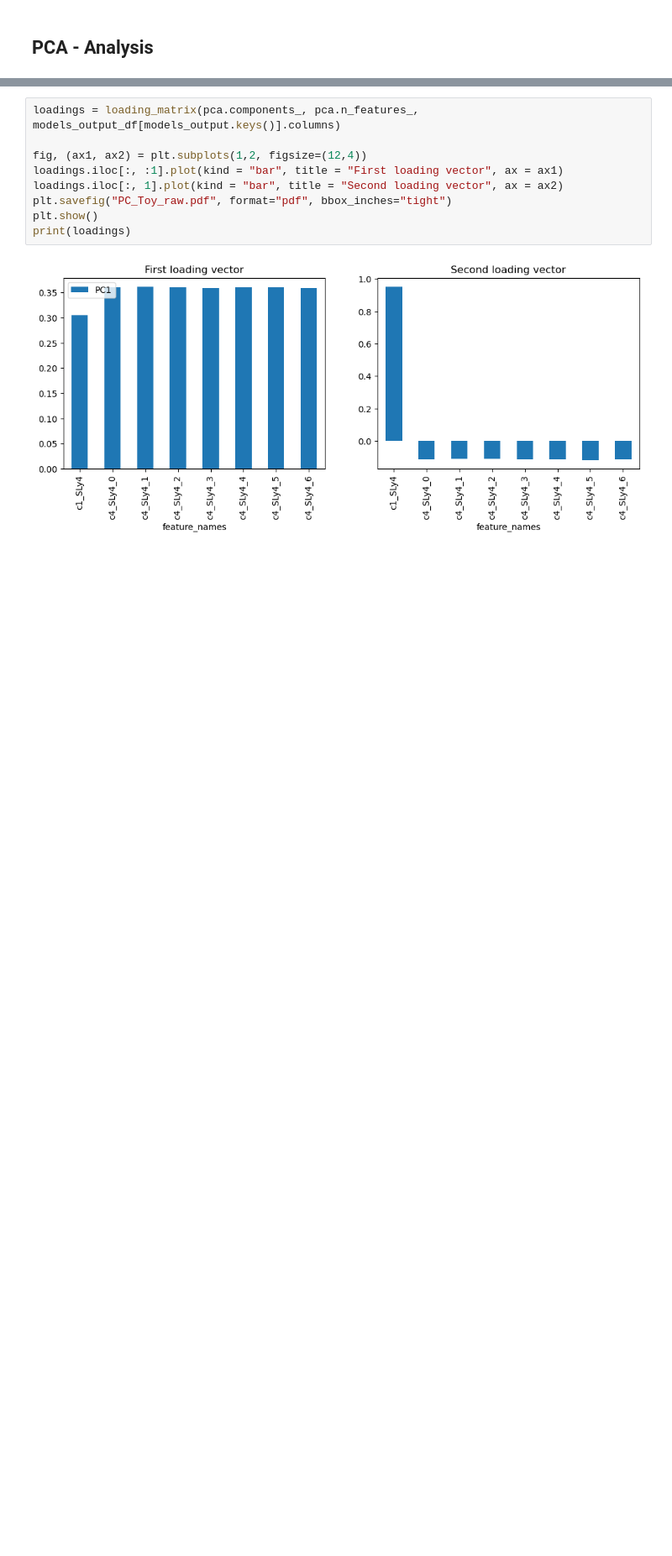
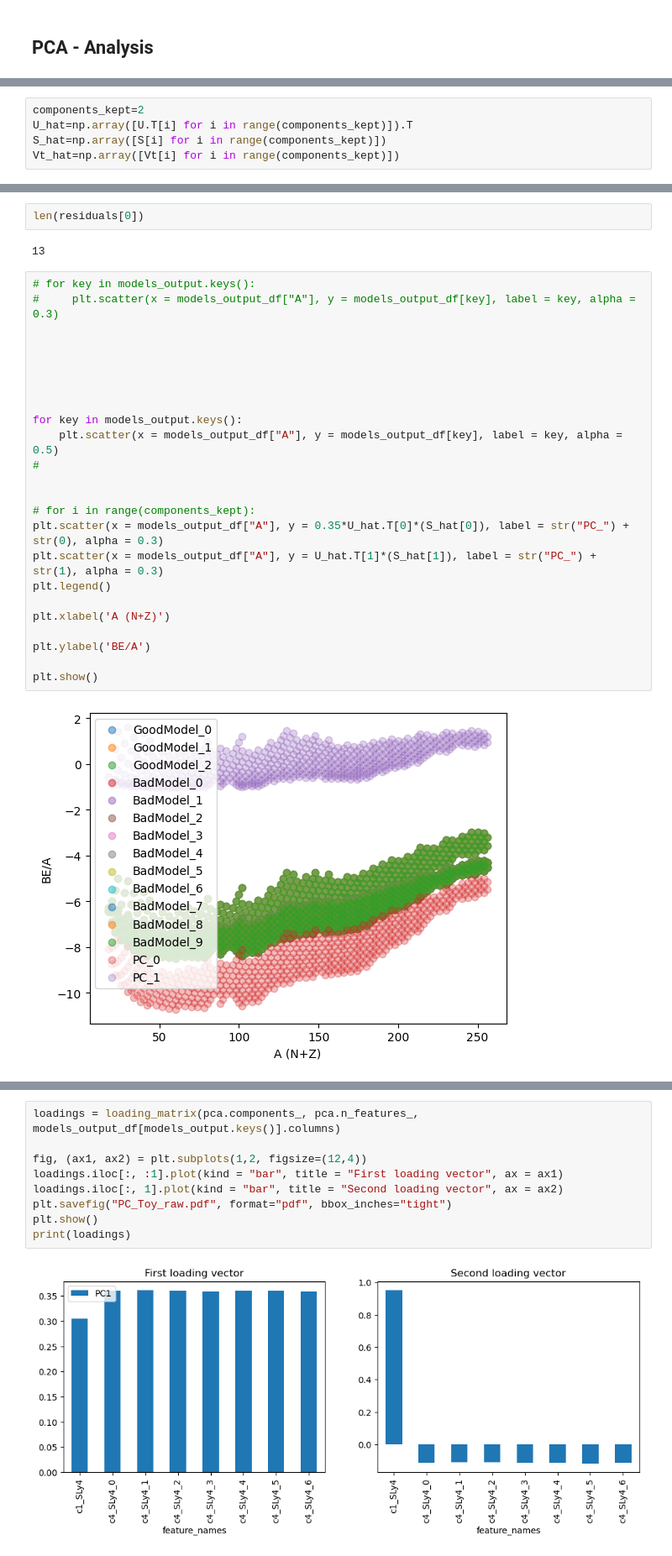
Before and after one commit to ascsn/ModelOrthogonalization, a Jupyter notebook: ToyExample/toymodelsExperiments.ipynb, the cells around one changed output, grey strips where cells are left out. Shown at 84% size. Cells and saved outputs as stored; diff of their text form; blank space fills up the shorter version.

```diff
--- a/ToyExample/toymodelsExperiments.ipynb
+++ b/ToyExample/toymodelsExperiments.ipynb
@@ -434,0 +447,5 @@ plt.show()
+# %%
+components_kept=2
+U_hat=np.array([U.T[i] for i in range(components_kept)]).T
+S_hat=np.array([S[i] for i in range(components_kept)])
+Vt_hat=np.array([Vt[i] for i in range(components_kept)])
@@ -434,0 +469,30 @@ plt.show()
+# %%
+len(residuals[0])
+# %% [output]
+13
+# %%
+# for key in models_output.keys():
+#     plt.scatter(x = models_output_df["A"], y = models_output_df[key], label = key, alpha = 0.3)
+
+
+
+
+
+
+for key in models_output.keys():
+    plt.scatter(x = models_output_df["A"], y = models_output_df[key], label = key, alpha = 0.5)
+#
+
+
+# for i in range(components_kept):
+plt.scatter(x = models_output_df["A"], y = 0.35*U_hat.T[0]*(S_hat[0]), label = str("PC_") + str(0), alpha = 0.3)
+plt.scatter(x = models_output_df["A"], y = U_hat.T[1]*(S_hat[1]), label = str("PC_") + str(1), alpha = 0.3)
+plt.legend()
+
+plt.xlabel('A (N+Z)')
+
+plt.ylabel('BE/A')
+
+plt.show()
+# %% [output]
+[figure, added]
```
Also changed, not shown: parts of 25 cells of this notebook, 1 other file.
